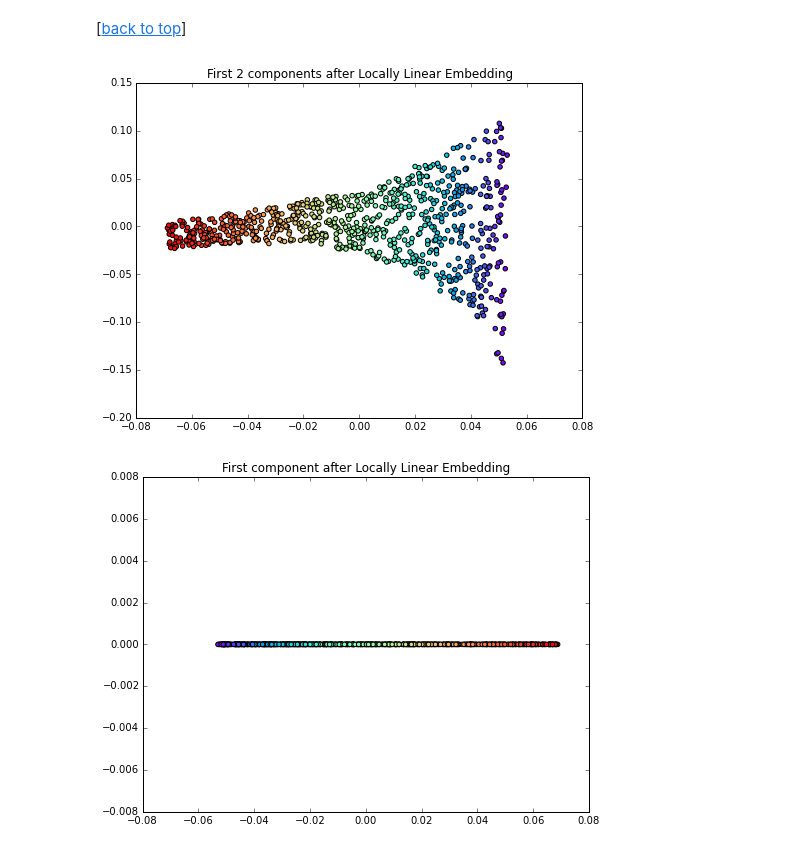
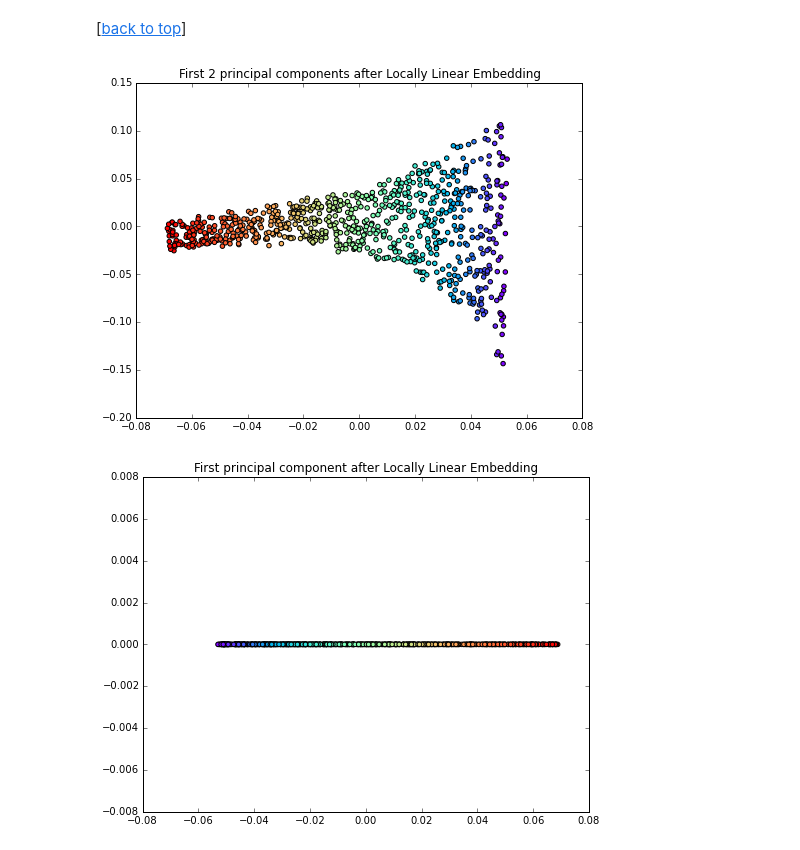
Before and after one commit to rasbt/pattern_classification, a Jupyter notebook: dimensionality_reduction/projection/kernel_pca.ipynb, the cells around one changed output. Saved outputs shown, nothing was run; the diff lists cells and outputs as text; code cells hidden in the pictures.

```diff
--- a/dimensionality_reduction/projection/kernel_pca.ipynb
+++ b/dimensionality_reduction/projection/kernel_pca.ipynb
@@ -349,15 +402,15 @@ plt.show()
 # %%
 from sklearn.manifold import locally_linear_embedding
 
 X_lle, err = locally_linear_embedding(X, n_neighbors=12, n_components=2)
 
 plt.figure(figsize=(8,6))
 plt.scatter(X_lle[:, 0], X_lle[:, 1], c=color, cmap=plt.cm.rainbow)
 
-plt.title('First 2 components after Locally Linear Embedding')
+plt.title('First 2 principal components after Locally Linear Embedding')
 plt.show()
 # %% [output]
-[figure, old version]
+[figure, new version]
 # %%
 from sklearn.manifold import locally_linear_embedding
 
@@ -366,7 +419,7 @@ X_lle, err = locally_linear_embedding(X, n_neighbors=12, n_components=1)
 plt.figure(figsize=(8,6))
 plt.scatter(X_lle, np.zeros((800,1)), c=color, cmap=plt.cm.rainbow)
 
-plt.title('First component after Locally Linear Embedding')
+plt.title('First principal component after Locally Linear Embedding')
 plt.show()
 # %% [output]
-[figure, old version]
+[figure, new version]
```
Also changed, not shown: parts of 22 cells of this notebook, 1 other file.
